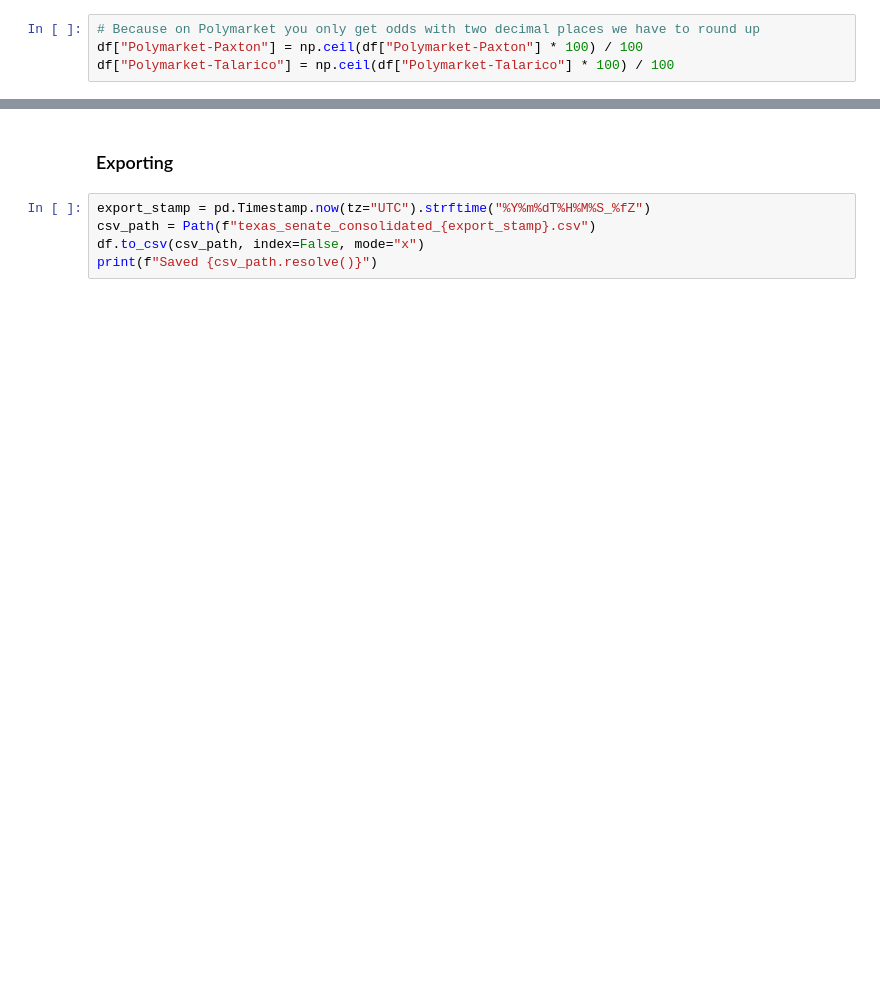
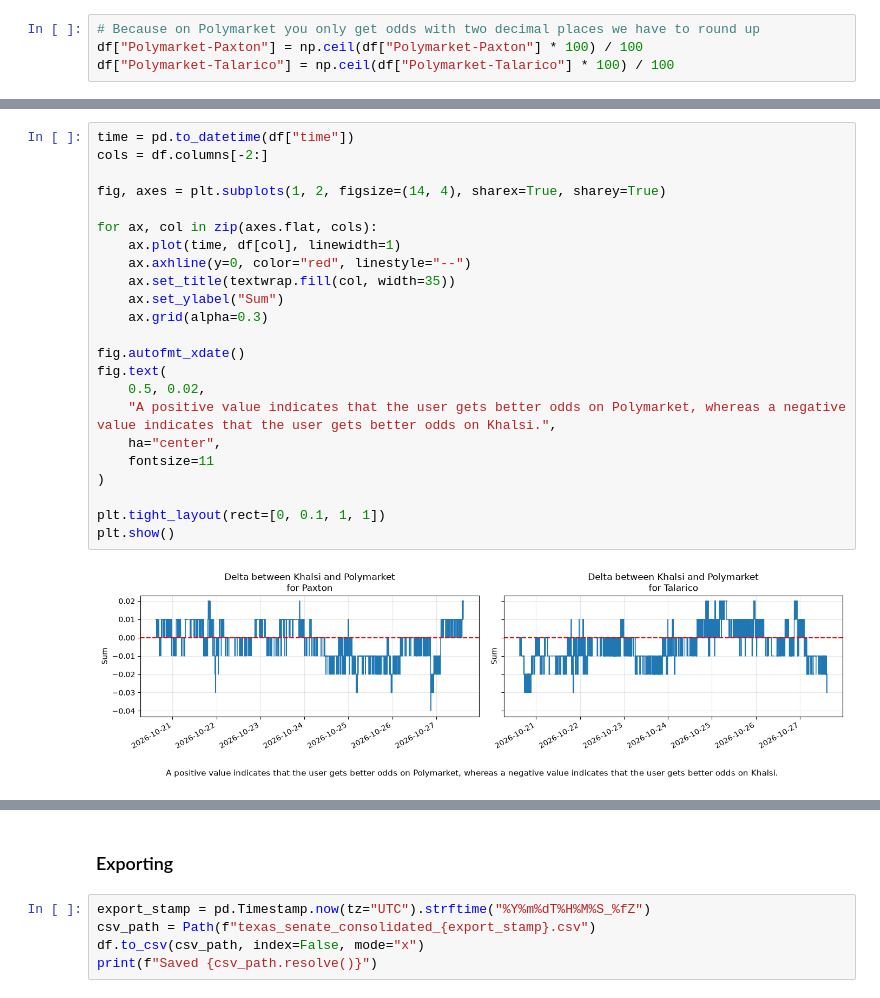
Before and after one commit to Thomas-Mulder/Assignment1, a Jupyter notebook: texas_senate_consolidated.ipynb, the cells around one changed output, grey strips where cells are left out. Cells and saved outputs as stored; diff of their text form; blank space fills up the shorter version.

```diff
--- a/texas_senate_consolidated.ipynb
+++ b/texas_senate_consolidated.ipynb
@@ -353,0 +326,25 @@ plt.show()
+# %%
+time = pd.to_datetime(df["time"])
+cols = df.columns[-2:]
+
+fig, axes = plt.subplots(1, 2, figsize=(14, 4), sharex=True, sharey=True)
+
+for ax, col in zip(axes.flat, cols):
+    ax.plot(time, df[col], linewidth=1)
+    ax.axhline(y=0, color="red", linestyle="--")
+    ax.set_title(textwrap.fill(col, width=35))
+    ax.set_ylabel("Sum")
+    ax.grid(alpha=0.3)
+
+fig.autofmt_xdate()
+fig.text(
+    0.5, 0.02,
+    "A positive value indicates that the user gets better odds on Polymarket, whereas a negative value indicates that the user gets better odds on Khalsi.",
+    ha="center",
+    fontsize=11
+)
+
+plt.tight_layout(rect=[0, 0.1, 1, 1])
+plt.show()
+# %% [output]
+[figure, added]
```
Also changed, not shown: parts of 8 cells of this notebook, 1 other file.
